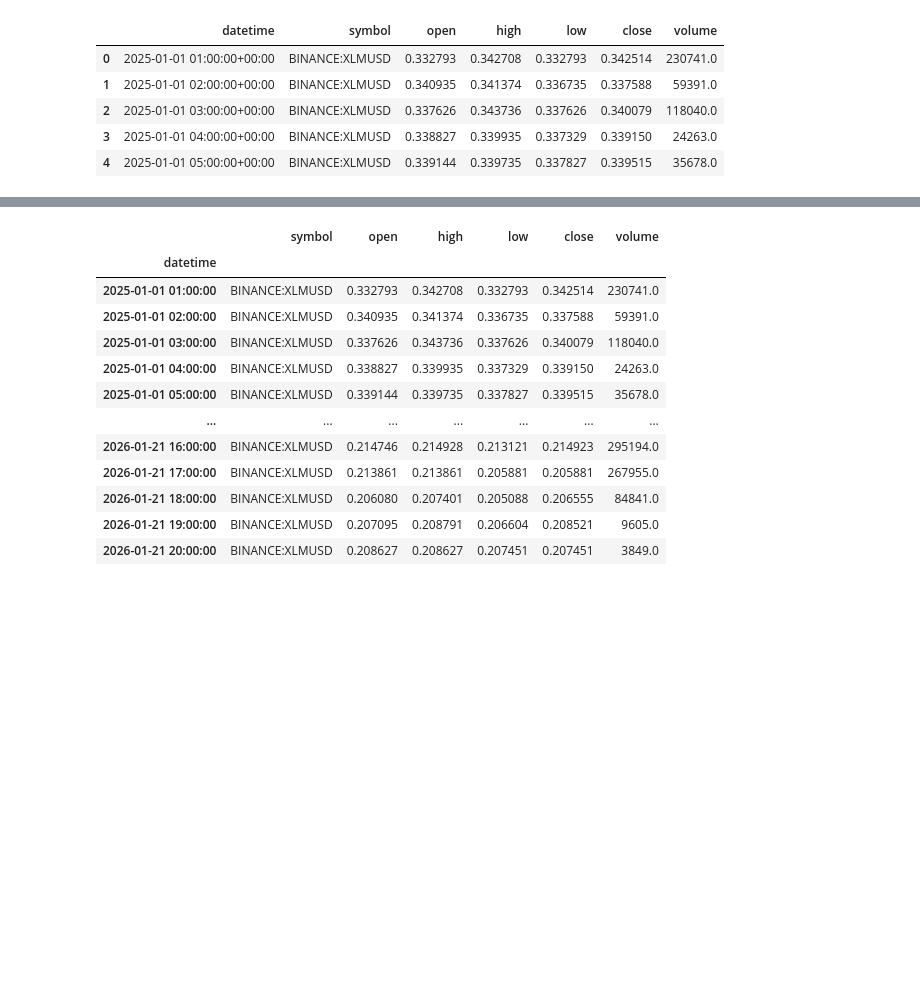
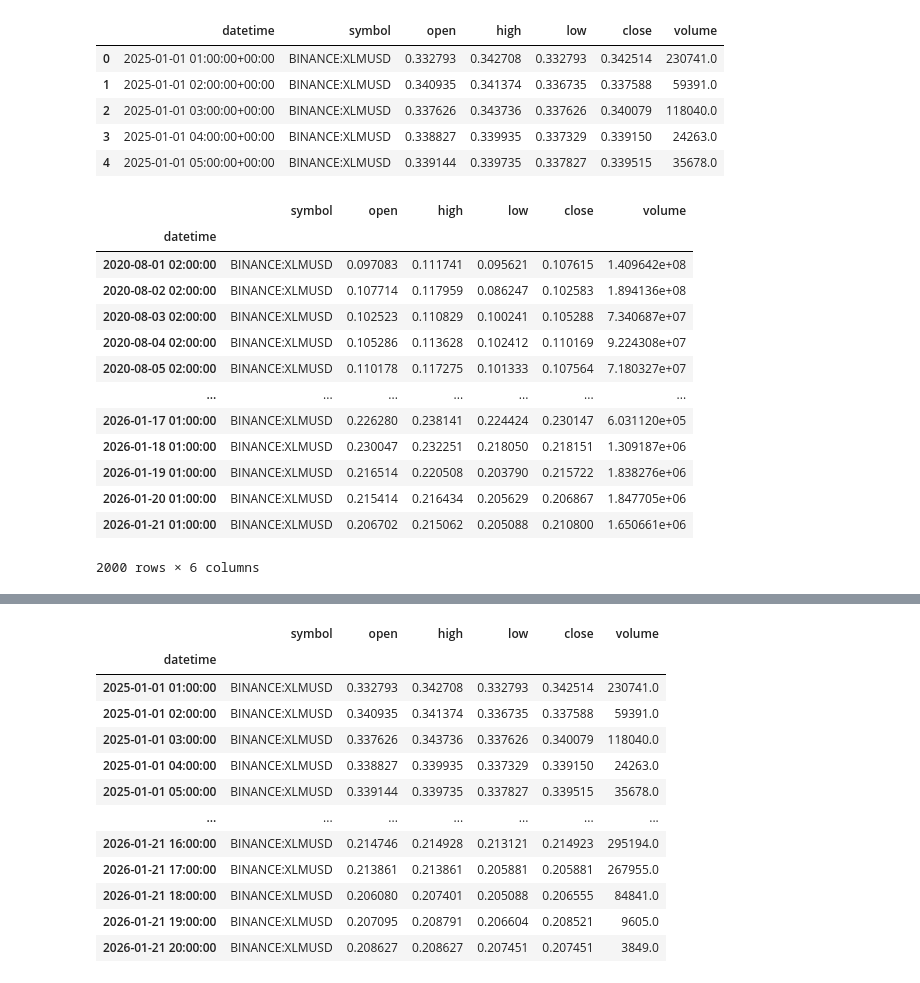
Before and after one commit to allendedeyarza/tradedata-stellar, a Jupyter notebook: TradingviewData.ipynb, the cells around one changed output, grey strips where cells are left out. Drawn from its saved outputs; the diff is of its cells as text; code cells hidden in the pictures; blank space fills up the shorter version.

Commit message:
Add daily Stellar data ingestion and raw partitioning for 2022-2025 (HU-1 & HU-2)

```diff
--- a/TradingviewData.ipynb
+++ b/TradingviewData.ipynb
@@ -52,3 +52,30 @@ Rango 2025: 2025-01-01 01:00:00+00:00 → 2025-12-31 23:00:00+00:00
 | 2 | 2025-01-01 03:00:00+00:00 | BINANCE:XLMUSD | 0.337626 | 0.343736 | 0.337626 | 0.340079 | 118040.0 |
 | 3 | 2025-01-01 04:00:00+00:00 | BINANCE:XLMUSD | 0.338827 | 0.339935 | 0.337329 | 0.339150 | 24263.0 |
 | 4 | 2025-01-01 05:00:00+00:00 | BINANCE:XLMUSD | 0.339144 | 0.339735 | 0.337827 | 0.339515 | 35678.0 |
+# %%
+# 1) Crear cliente
+request = TradingViewData()
+
+
+data = request.get_hist(
+    symbol="XLMUSD",
+    exchange="BINANCE",
+    interval=Interval.daily,
+    n_bars=1500
+)
+data
+# %% [output]
+|  | symbol | open | high | low | close | volume |
+| datetime |  |  |  |  |  |  |
+| 2020-08-01 02:00:00 | BINANCE:XLMUSD | 0.097083 | 0.111741 | 0.095621 | 0.107615 | 1.409642e+08 |
+| 2020-08-02 02:00:00 | BINANCE:XLMUSD | 0.107714 | 0.117959 | 0.086247 | 0.102583 | 1.894136e+08 |
+| 2020-08-03 02:00:00 | BINANCE:XLMUSD | 0.102523 | 0.110829 | 0.100241 | 0.105288 | 7.340687e+07 |
+| 2020-08-04 02:00:00 | BINANCE:XLMUSD | 0.105286 | 0.113628 | 0.102412 | 0.110169 | 9.224308e+07 |
+| 2020-08-05 02:00:00 | BINANCE:XLMUSD | 0.110178 | 0.117275 | 0.101333 | 0.107564 | 7.180327e+07 |
+| ... | ... | ... | ... | ... | ... | ... |
+| 2026-01-17 01:00:00 | BINANCE:XLMUSD | 0.226280 | 0.238141 | 0.224424 | 0.230147 | 6.031120e+05 |
+| 2026-01-18 01:00:00 | BINANCE:XLMUSD | 0.230047 | 0.232251 | 0.218050 | 0.218151 | 1.309187e+06 |
+| 2026-01-19 01:00:00 | BINANCE:XLMUSD | 0.216514 | 0.220508 | 0.203790 | 0.215722 | 1.838276e+06 |
+| 2026-01-20 01:00:00 | BINANCE:XLMUSD | 0.215414 | 0.216434 | 0.205629 | 0.206867 | 1.847705e+06 |
+| 2026-01-21 01:00:00 | BINANCE:XLMUSD | 0.206702 | 0.215062 | 0.205088 | 0.210800 | 1.650661e+06 |
+2000 rows × 6 columns
```
Also changed, not shown: parts of 4 cells of this notebook.
